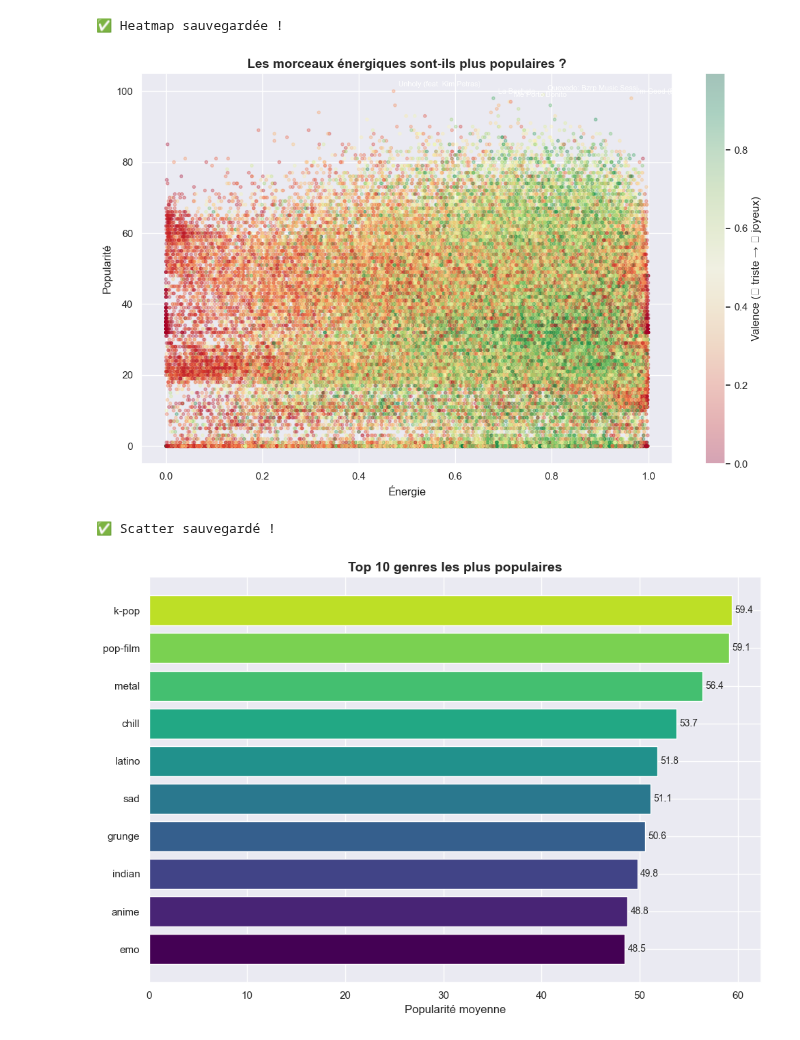
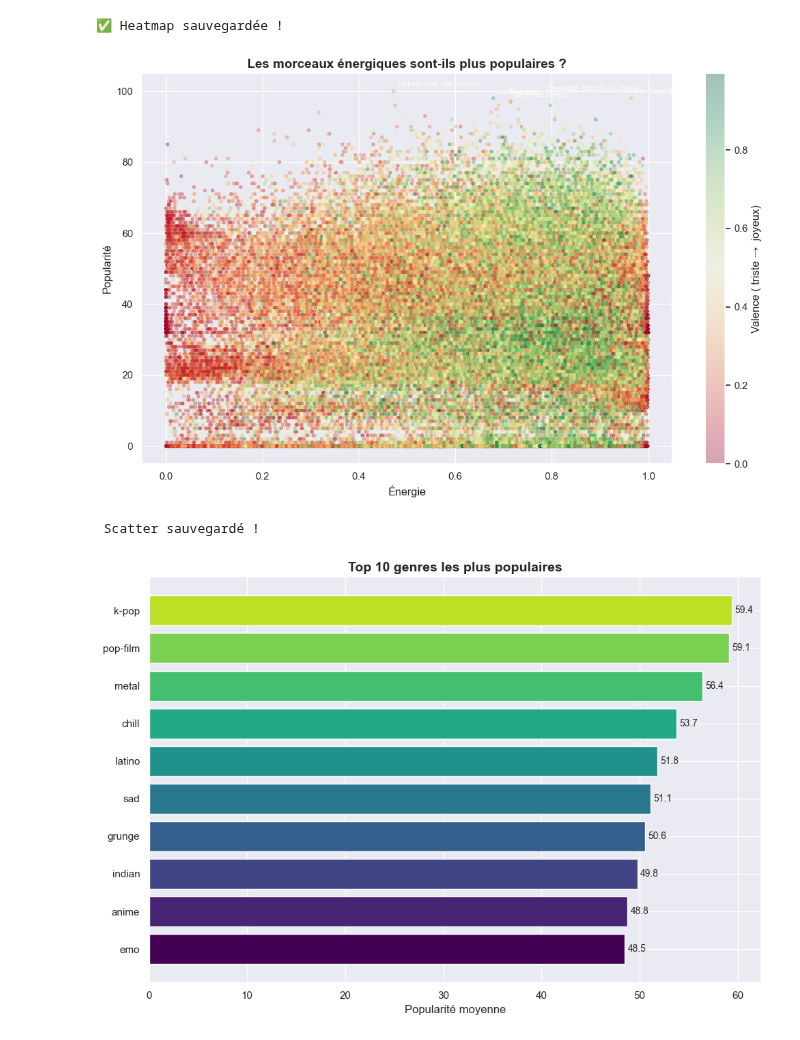
Before and after one commit to malikanouranelee/datapulse, a Jupyter notebook: notebooks/01_EDA.ipynb, the cells around one changed output. Saved outputs shown, nothing was run; the diff lists cells and outputs as text; code cells hidden in the pictures.

```diff
--- a/notebooks/01_EDA.ipynb
+++ b/notebooks/01_EDA.ipynb
@@ -165,37 +165,37 @@ print("✅ Heatmap sauvegardée !")
 # === VIZ 3 : Énergie vs Popularité ===
 
 plt.figure(figsize=(11, 7))
 scatter = plt.scatter(
     df['energy'],
     df['popularity'],
     c=df['valence'],
     cmap='RdYlGn',
     alpha=0.3,
     s=10
 )
-plt.colorbar(scatter, label='Valence (🔴 triste → 🟢 joyeux)')
+plt.colorbar(scatter, label='Valence ( triste →  joyeux)')
 plt.xlabel('Énergie', fontsize=12)
 plt.ylabel('Popularité', fontsize=12)
 plt.title('Les morceaux énergiques sont-ils plus populaires ?',
           fontsize=14, fontweight='bold')
 
 # Annoter le Top 5
 top5 = df.nlargest(5, 'popularity')
 for _, row in top5.iterrows():
     plt.annotate(
         row['track_name'][:25],
         (row['energy'], row['popularity']),
         fontsize=8, color='white',
         xytext=(5, 5), textcoords='offset points'
     )
 
 plt.tight_layout()
 plt.savefig('../data/viz_energie_popularite.png', dpi=150, bbox_inches='tight')
 plt.show()
-print("✅ Scatter sauvegardé !")
+print(" Scatter sauvegardé !")
 # %% [output]
-[figure, old version]
+[figure, new version]
-✅ Scatter sauvegardé !
+ Scatter sauvegardé !
 # %%
 # === VIZ 4 : Top 10 genres par popularité moyenne ===
 
```
Also changed, not shown: parts of 8 cells of this notebook.
